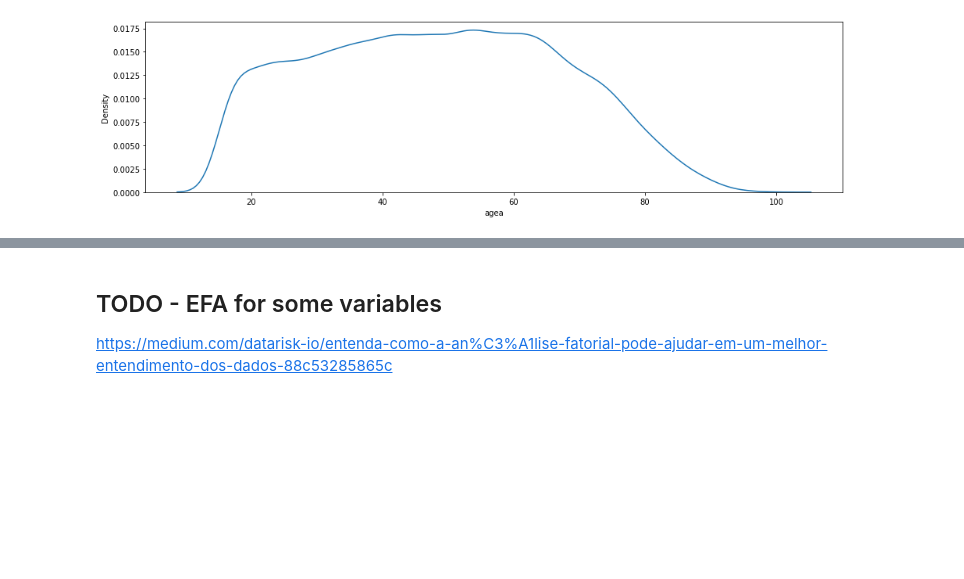
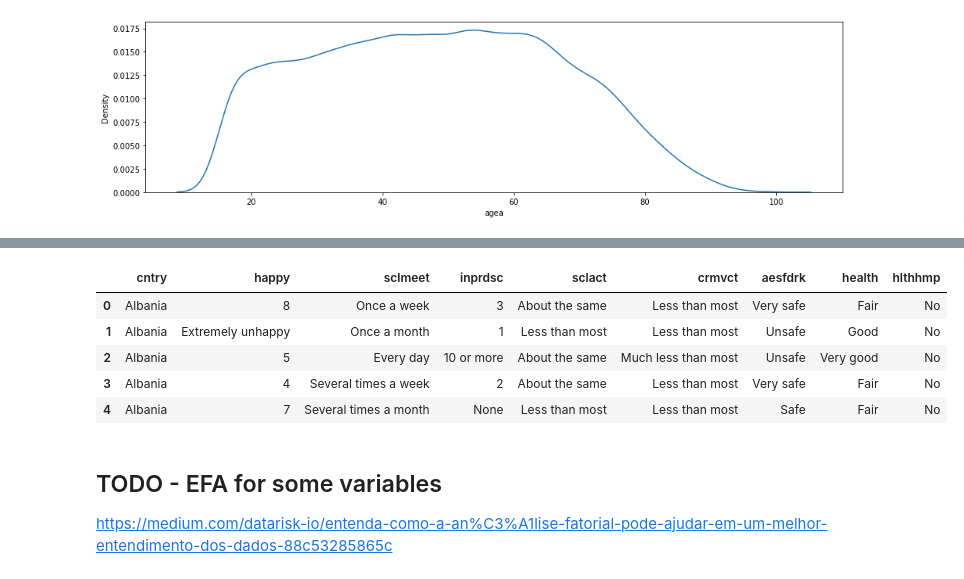
Before and after one commit to hasansalimkanmaz/data-visualization-course-assignment, a Jupyter notebook: Ossamu - EDA.ipynb, the cells around one changed output, grey strips where cells are left out. Saved outputs shown, nothing was run; the diff lists cells and outputs as text; code cells hidden in the pictures; blank space fills up the shorter version.

```diff
--- a/Ossamu - EDA.ipynb
+++ b/Ossamu - EDA.ipynb
@@ -29,0 +38,2 @@ null_cols.hist(bins=50, figsize=(12, 3));
+# %%
+df['cntry'] = df['cntry'].map({'AL':'Albania','BE':'Belgium','BG':'Bulgaria','CH':'Switzerland','CY':'Cyprus','CZ':'Czechia','DE':'Germany','DK':'Denmark','EE':'Estonia','ES':'Spain','FI':'Finland','FR':'France','GB':'United Kingdom','HU':'Hungary','IE':'Ireland','IL':'Israel','IS':'Iceland','IT':'Italy','LT':'Lithuania','NL':'Netherlands','NO':'Norway','PL':'Poland','PT':'Portugal','RU':'Russian Federation','SE':'Sweden','SI':'Slovenia','SK':'Slovakia','UA':'Ukraine','XK':'Kosovo'})
@@ -30,3 +42,12 @@ null_cols.hist(bins=50, figsize=(12, 3));
+# %%
+df['happy'] = df['happy'].map({0:'Extremely unhappy',1:'1',2:'2',3:'3',4:'4',5:'5',6:'6',7:'7',8:'8',9:'9',10:'Extremely happy',77:'Refusal',88:'Dont know',99:'No answer'})
+df['sclmeet'] = df['sclmeet'].map({1:'Never',2:'Less than once a month',3:'Once a month',4:'Several times a month',5:'Once a week',6:'Several times a week',7:'Every day',77:'Refusal',88:'Dont know',99:'No answer'})
+df['inprdsc'] = df['inprdsc'].map({0:'None',1:'1',2:'2',3:'3',4:'44351',5:'44446',6:'10 or more',77:'Refusal',88:'Dont know',99:'No answer'})
+df['sclact'] = df['sclact'].map({1:'Much less than most',2:'Less than most',3:'About the same',4:'More than most',5:'Much more than most',7:'Refusal',8:'Dont know',9:'No answer'})
+df['crmvct'] = df['crmvct'].map({1:'Much less than most',2:'Less than most',3:'About the same',4:'More than most',5:'Much more than most',7:'Refusal',8:'Dont know',9:'No answer'})
+df['aesfdrk'] = df['aesfdrk'].map({1:'Very safe',2:'Safe',3:'Unsafe',4:'Very unsafe',7:'Refusal',8:'Dont know',9:'No answer'})
+df['health'] = df['health'].map({1:'Very good',2:'Good',3:'Fair',4:'Bad',5:'Very bad',7:'Refusal',8:'Dont know',9:'No answer'})
+df['hlthhmp'] = df['hlthhmp'].map({1:'Yes a lot',2:'Yes to some extent',3:'No',7:'Refusal',8:'Dont know',9:'No answer'})
 # %% [markdown]
 ## EDA
 # %%
@@ -114,3 +146,16 @@ Percentage of null: 0.0
+# %%
+cols = ['cntry', 'happy', 'sclmeet', 'inprdsc', 'sclact', 'crmvct', 'aesfdrk', 'health', 'hlthhmp']
+# %%
+df_wb = df[cols].copy()
+# %%
+df_wb.head()
+# %% [output]
+|  | cntry | happy | sclmeet | inprdsc | sclact | crmvct | aesfdrk | health | hlthhmp |
+| 0 | Albania | 8 | Once a week | 3 | About the same | Less than most | Very safe | Fair | No |
+| 1 | Albania | Extremely unhappy | Once a month | 1 | Less than most | Less than most | Unsafe | Good | No |
+| 2 | Albania | 5 | Every day | 10 or more | About the same | Much less than most | Unsafe | Very good | No |
+| 3 | Albania | 4 | Several times a week | 2 | About the same | Less than most | Very safe | Fair | No |
+| 4 | Albania | 7 | Several times a month | None | Less than most | Less than most | Safe | Fair | No |
 # %% [markdown]
 ## TODO - EFA for some variables
 
```
Also changed, not shown: parts of 7 cells of this notebook.
